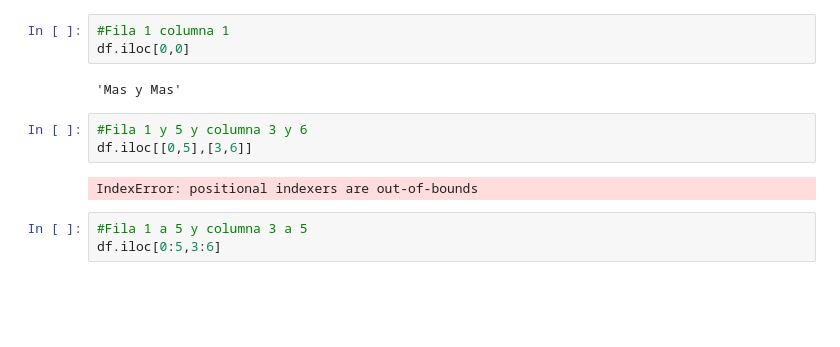
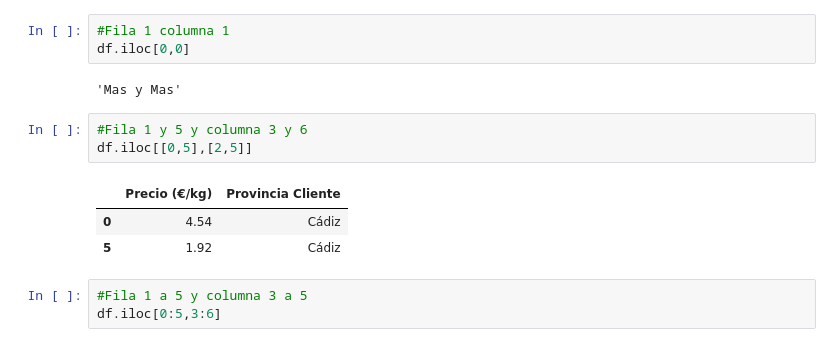
Before and after one commit to JimenaCambronero/Python_Pandas, a Jupyter notebook: 3_Indexar.ipynb, the cells around one changed output. Saved outputs shown, nothing was run; the diff lists cells and outputs as text; blank space fills up the shorter version.

```diff
--- a/3_Indexar.ipynb
+++ b/3_Indexar.ipynb
@@ -616,9 +620,11 @@ df.iloc[0,0]
 'Mas y Mas'
 # %%
 #Fila 1 y 5 y columna 3 y 6
-df.iloc[[0,5],[3,6]]
+df.iloc[[0,5],[2,5]]
 # %% [output]
-IndexError: positional indexers are out-of-bounds
+|  | Precio (€/kg) | Provincia Cliente |
+| 0 | 4.54 | Cádiz |
+| 5 | 1.92 | Cádiz |
 # %%
 #Fila 1 a 5 y columna 3 a 5
 df.iloc[0:5,3:6]
```
Also changed, not shown: parts of 12 cells of this notebook, 5 other files.
